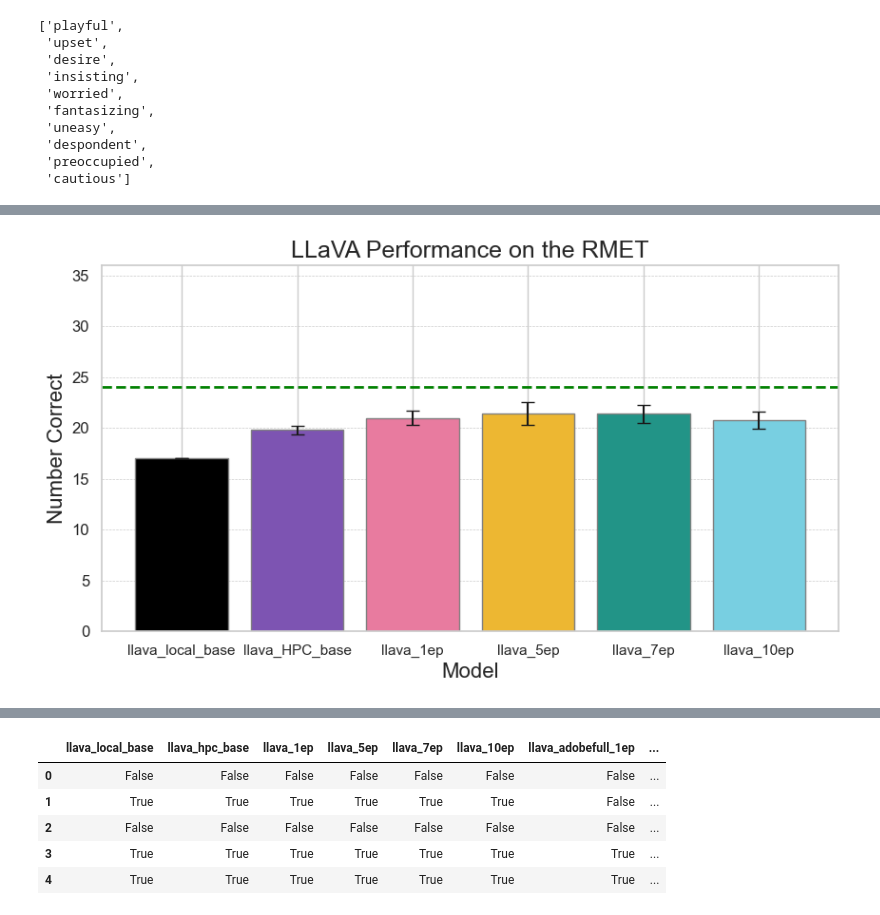
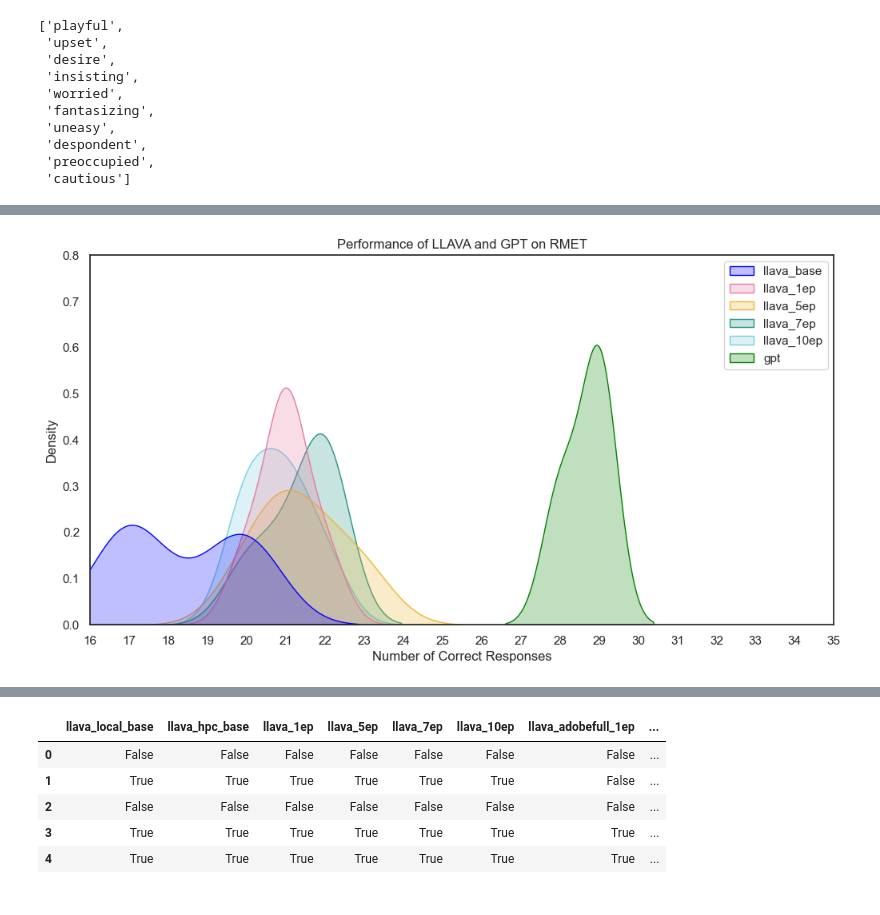
Before and after one commit to bridgetleonard2/Eyes-Mind-Model, a Jupyter notebook: llava_hyak/rmet_analysis.ipynb, the cells around one changed output, grey strips where cells are left out. Cells and saved outputs as stored; diff of their text form; code cells hidden in the pictures.

```diff
--- a/llava_hyak/rmet_analysis.ipynb
+++ b/llava_hyak/rmet_analysis.ipynb
@@ -456,34 +300,30 @@ plt.show()
-# %%
-# Make a bar chart with error bars of LLaVA performance for differant models
-data_subset = data[['llava_local_base', 'llava_HPC_base', 'llava_1ep', 'llava_5ep', 'llava_7ep', 'llava_10ep']]
-data_mean = data_subset.mean()
-data_std = data_subset.std()
-
-line_colors = {
-    'llava_local_base': 'black',
-    'llava_HPC_base': '#7d54b2',
-    'llava_1ep': '#e87b9f',
-    'llava_5ep': '#edb732',
-    'llava_7ep': '#229487',
-    'llava_10ep': '#78cfe1'
-}
-
-# Plot as bars (with grey outline) with colors matching the dictionary above
-plt.figure(figsize=(10, 5))
-plt.bar(data_mean.index, data_mean, yerr=data_std, capsize=5, color=[line_colors[model] for model in data_mean.index], edgecolor='grey')
-
-# Add a horizontal line for the typical human score
-plt.axhline(y=24, color='green', linestyle='--', linewidth=2, label='Typical Human Score')
-plt.ylim(0, 36)
-
-# Add a title and labels
-plt.title('LLaVA Performance on the RMET', fontsize=18)
-plt.xlabel('Model', fontsize=16)
-plt.ylabel('Number Correct', fontsize=16)
-
-# Enhance visual aesthetics
-plt.xticks(fontsize=11)
-plt.yticks(fontsize=12)
-plt.grid(axis='y', linestyle='--', linewidth=0.5)
-# %% [output]
-[figure, removed]
+# %%
+# Set the style to remove grid lines
+sns.set_style("white")
+
+# Create a dataframe with llava local base and HPC base performance
+llava_base = rmet_num_correct[['llava_local_base-1', 'llava_local_base-2', 'llava_local_base-3', 'llava_local_base-4', 'llava_local_base-5', 'llava_HPC_base-1', 'llava_HPC_base-2', 'llava_HPC_base-3', 'llava_HPC_base-4', 'llava_HPC_base-5']]
+llava_1ep = rmet_num_correct[['llava_1ep-1', 'llava_1ep-2', 'llava_1ep-3', 'llava_1ep-4', 'llava_1ep-5']]
+llava_5ep = rmet_num_correct[['llava_5ep-1', 'llava_5ep-2', 'llava_5ep-3', 'llava_5ep-4', 'llava_5ep-5']]
+llava_7ep = rmet_num_correct[['llava_7ep-1', 'llava_7ep-2', 'llava_7ep-3', 'llava_7ep-4', 'llava_7ep-5']]
+llava_10ep = rmet_num_correct[['llava_10ep-1', 'llava_10ep-2', 'llava_10ep-3', 'llava_10ep-4', 'llava_10ep-5']]
+gpt_performance = rmet_num_correct[['gpt-1', 'gpt-2', 'gpt-3']]
+
+performance_data = pd.concat([llava_base, llava_1ep, llava_5ep, llava_7ep, llava_10ep, gpt_performance], axis=1)
+performance_data.columns = ['llava_base', 'llava_1ep', 'llava_5ep', 'llava_7ep', 'llava_10ep', 'gpt']
+
+plt.figure(figsize=(12, 6))
+# sns.histplot(performance_data, palette=['blue', 'green'], bins=30, stat="count", label='Histogram')
+sns.kdeplot(data=performance_data, fill=True, common_norm=False, palette=['blue', '#e87b9f', '#edb732', '#229487', '#78cfe1', 'green'])
+
+plt.gca().set_facecolor((1, 1, 1, 0))
+
+plt.xlim([16,35])
+plt.ylim([0, 0.8])
+plt.xticks(range(16, 36))
+plt.xlabel('Number of Correct Responses')
+plt.title('Performance of LLAVA and GPT on RMET')
+
+plt.savefig('output/finetune_dist.png', transparent=True, bbox_inches='tight')  # Save as PNG
+# %% [output]
+[figure, added]
```
Also changed, not shown: parts of 57 cells of this notebook, 17 other files.
